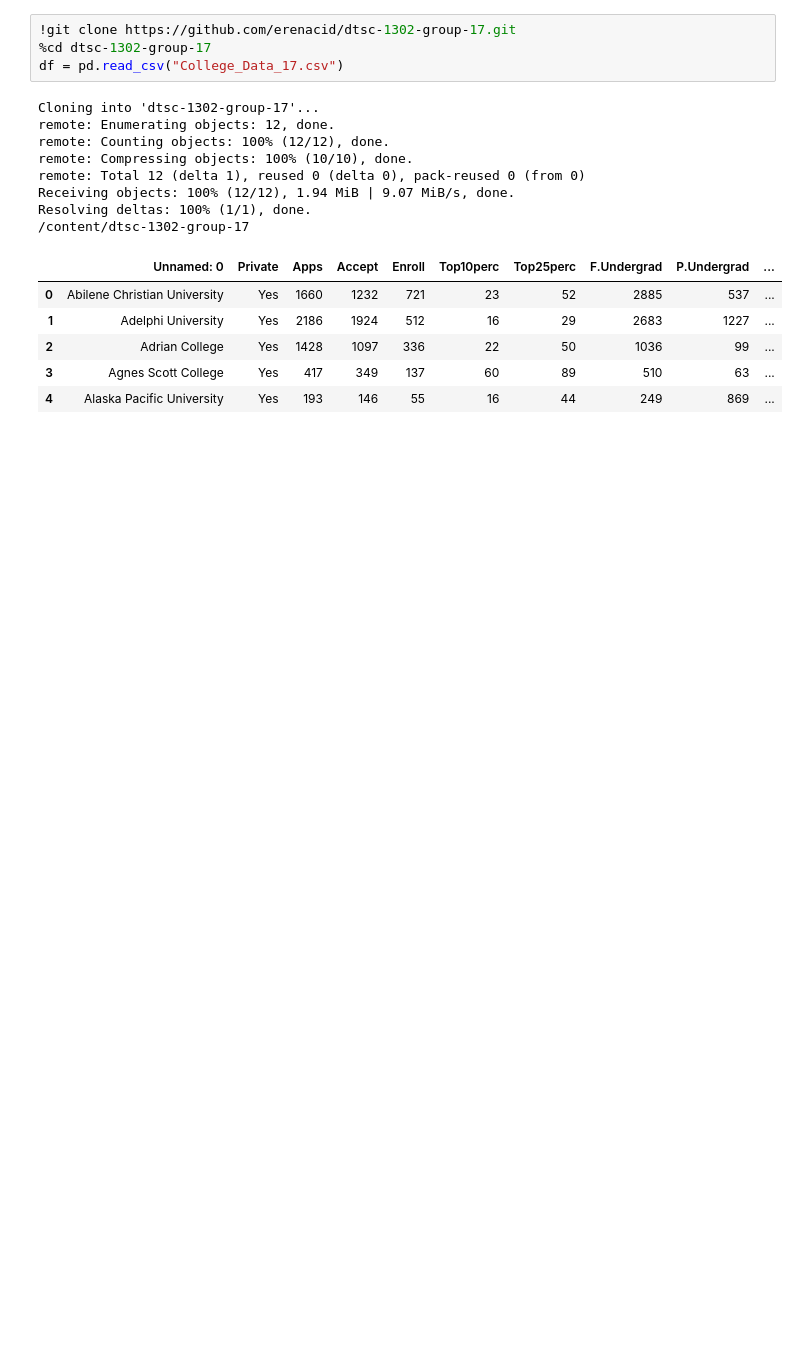
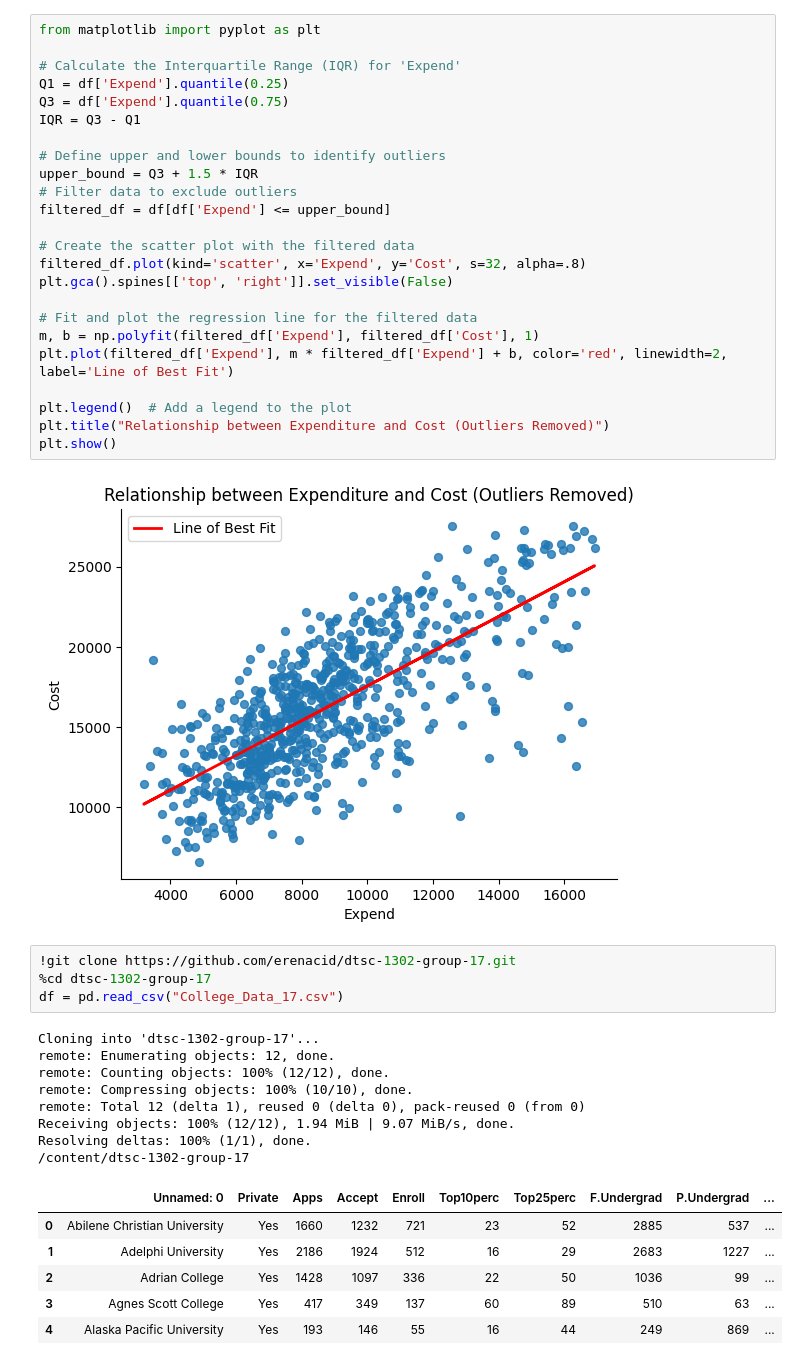
Before and after one commit to erenacid/dtsc-1302-group-17, a Jupyter notebook: DTSC1302.ipynb, the cells around one changed output. Saved outputs shown, nothing was run; the diff lists cells and outputs as text; blank space fills up the shorter version.

```diff
--- a/DTSC1302.ipynb
+++ b/DTSC1302.ipynb
@@ -20,3 +33,29 @@ df.head(5)
+# %%
+from matplotlib import pyplot as plt
+
+# Calculate the Interquartile Range (IQR) for 'Expend'
+Q1 = df['Expend'].quantile(0.25)
+Q3 = df['Expend'].quantile(0.75)
+IQR = Q3 - Q1
+
+# Define upper and lower bounds to identify outliers
+upper_bound = Q3 + 1.5 * IQR
+# Filter data to exclude outliers
+filtered_df = df[df['Expend'] <= upper_bound]
+
+# Create the scatter plot with the filtered data
+filtered_df.plot(kind='scatter', x='Expend', y='Cost', s=32, alpha=.8)
+plt.gca().spines[['top', 'right']].set_visible(False)
+
+# Fit and plot the regression line for the filtered data
+m, b = np.polyfit(filtered_df['Expend'], filtered_df['Cost'], 1)
+plt.plot(filtered_df['Expend'], m * filtered_df['Expend'] + b, color='red', linewidth=2, label='Line of Best Fit')
+
+plt.legend()  # Add a legend to the plot
+plt.title("Relationship between Expenditure and Cost (Outliers Removed)")
+plt.show()
+# %% [output]
+[figure, added]
 # %%
 !git clone https://github.com/erenacid/dtsc-1302-group-17.git
 %cd dtsc-1302-group-17
```
Also changed, not shown: parts of 11 cells of this notebook.
